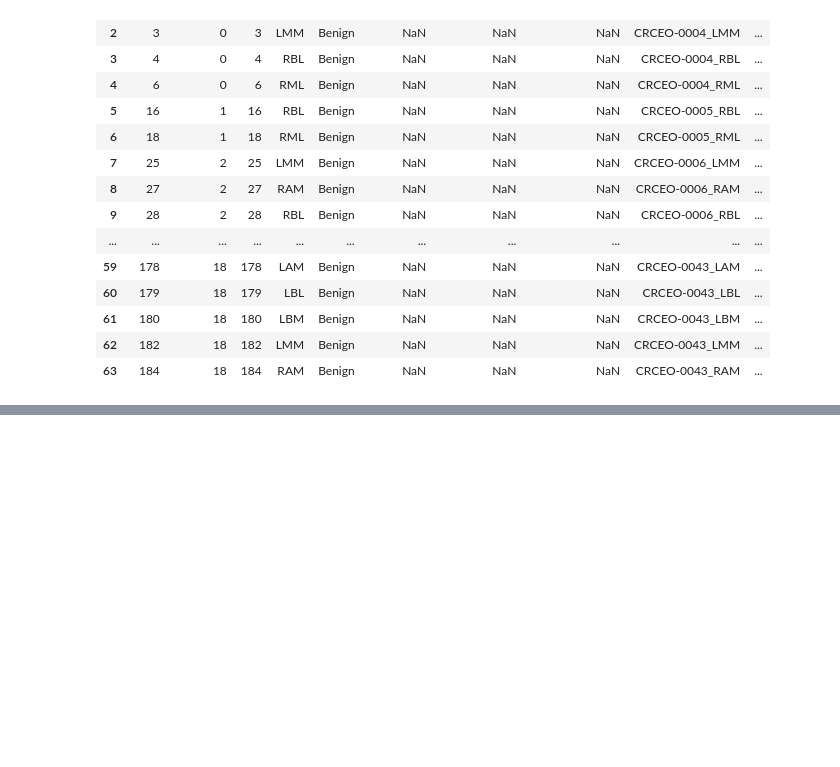
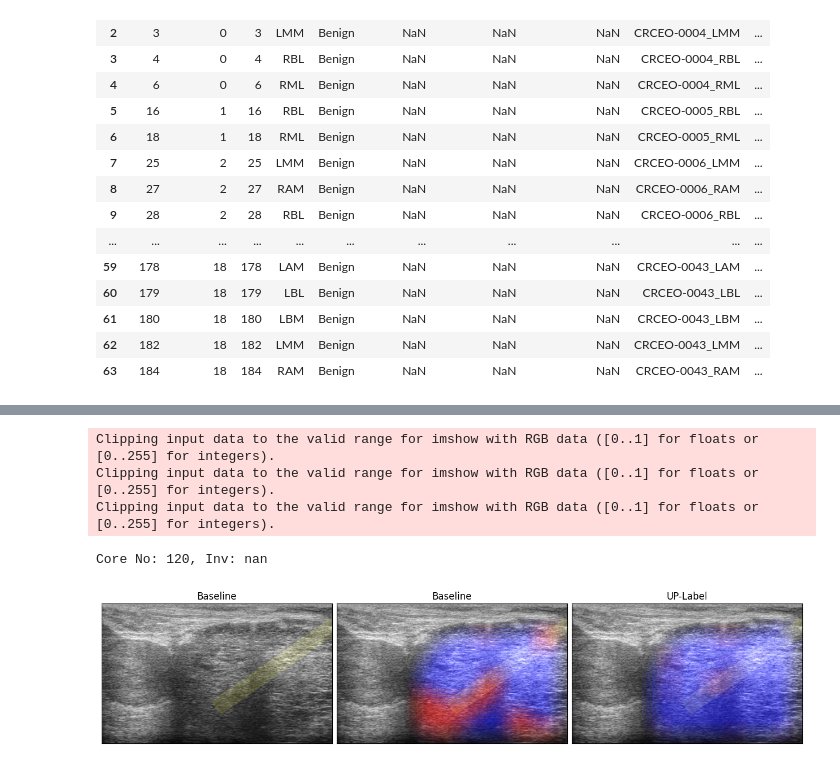
Before and after one commit to pfrwilson/medAI, a Jupyter notebook: projects/tta/notebooks/heatmap_MICCAI2024.ipynb, the cells around one changed output, grey strips where cells are left out. Drawn from its saved outputs; the diff is of its cells as text; code cells hidden in the pictures; blank space fills up the shorter version.

```diff
--- a/projects/tta/notebooks/heatmap_MICCAI2024.ipynb
+++ b/projects/tta/notebooks/heatmap_MICCAI2024.ipynb
@@ -434,9 +441,17 @@ heatmap = image + needle_heatmap + prediction_heatmap
 from medAI.datasets.nct2013 import convert_physical_coordinate_to_pixel_coordinate
 
 def create_heatmap(image, positions, needle_mask, core_id, core_id_probs, threshold=0.6, alpha=0.2, needle_alpha=0.0):
+    from matplotlib.colors import ListedColormap
+
+    A = np.load('/ssd005/projects/exactvu_pca/checkpoint_store/Mahdi/cmap/G7.npy')
+    A = A / 255.0
+    _cmap = ListedColormap(A)
+
     H, W = image.shape
     image = (image - image.min())/image.max()
-    image = torch.tensor(image).repeat(3, 1, 1).numpy().transpose(1, 2, 0)
+    image = _cmap(image)
+    # image = torch.tensor(image).repeat(3, 1, 1).numpy().transpose(1, 2, 0)
+    image = image[:,:,:3]
     needle_mask = T.Resize((H, W), interpolation=T.InterpolationMode.NEAREST)(needle_mask.unsqueeze(0)).permute(1, 2, 0).repeat(1,1,3).numpy()
     needle_heatmap = (needle_alpha*needle_mask*np.array([1, 1, 0]).reshape(1, 1, 3))
     probs = torch.stack(core_id_probs[core_id])
@@ -575,0 +590,64 @@ Name: 120, dtype: object
+# %%
+core_no = 120
+threshold = 0.3
+alpha = 0.02
+
+bmode_image = test_core_ds[core_no]["bmode"]
+positions = test_ds_bmode.positions[core_no]
+needle_mask = torch.tensor(test_core_ds[core_no]["needle_mask"])
+core_id = test_core_ds[core_no]['id']
+involvement = test_core_ds[core_no]["pct_cancer"]
+
+patch_probs = Baseline_metric_calculator.core_id_probs
+Baseline_heatmap = create_heatmap(bmode_image, positions, needle_mask, core_id, patch_probs, threshold=0.3, alpha=alpha, needle_alpha=0.1)
+
+patch_probs = VICReg_finetune_metric_calculator.core_id_probs
+VICReg_heatmap = create_heatmap(bmode_image, positions, needle_mask, core_id, patch_probs, threshold=0.3, alpha=0., needle_alpha=0.1)
+
+patch_probs = MEMO_metric_calculator.core_id_probs
+MEMO_heatmap = create_heatmap(bmode_image, positions, needle_mask, core_id, patch_probs, threshold=0.3, alpha=alpha, needle_alpha=0.1)
+
+patch_probs = UP_Label_metric_calculator.core_id_probs
+UP_Label_heatmap = create_heatmap(bmode_image, positions, needle_mask, core_id, patch_probs, threshold=0.5, alpha=alpha, needle_alpha=0.1)
+
+print(f"Core No: {core_no}, Inv: {involvement:.2f}")
+
+plt.figure(figsize=(16, 6))  # Set the figure size (width, height) in inches
+
+
+
+# First subplot
+plt.subplot(1, 3, 1) # (rows, columns, index)
+plt.imshow(VICReg_heatmap)
+plt.title(f"Baseline")
+
+# First subplot
+plt.subplot(1, 3, 2) # (rows, columns, index)
+plt.imshow(Baseline_heatmap)
+plt.title(f"Baseline")
+
+
+# plt.subplot(1, 4, 2) # (rows, columns, index)
+# plt.imshow(VICReg_heatmap)
+# plt.title(f"VICReg")
+
+# plt.subplot(1, 4, 3)
+# plt.imshow(MEMO_heatmap)
+# plt.title(f"MEMO")
+
+plt.subplot(1, 3, 3) # (rows, columns, index)
+plt.imshow(UP_Label_heatmap)
+plt.title(f"UP-Label")
+
+plt.subplots_adjust(wspace=0.02, hspace=0)
+
+# Remove x and y ticks for all subplots
+for ax in plt.gcf().get_axes():
+    ax.set_xticks([])
+    ax.set_yticks([])
+# %% [output]
+Clipping input data to the valid range for imshow with RGB data ([0..1] for floats or [0..255] for integers).
+Clipping input data to the valid range for imshow with RGB data ([0..1] for floats or [0..255] for integers).
+Clipping input data to the valid range for imshow with RGB data ([0..1] for floats or [0..255] for integers).
+Core No: 120, Inv: nan
+[figure, added]
```
Also changed, not shown: parts of 4 cells of this notebook.
